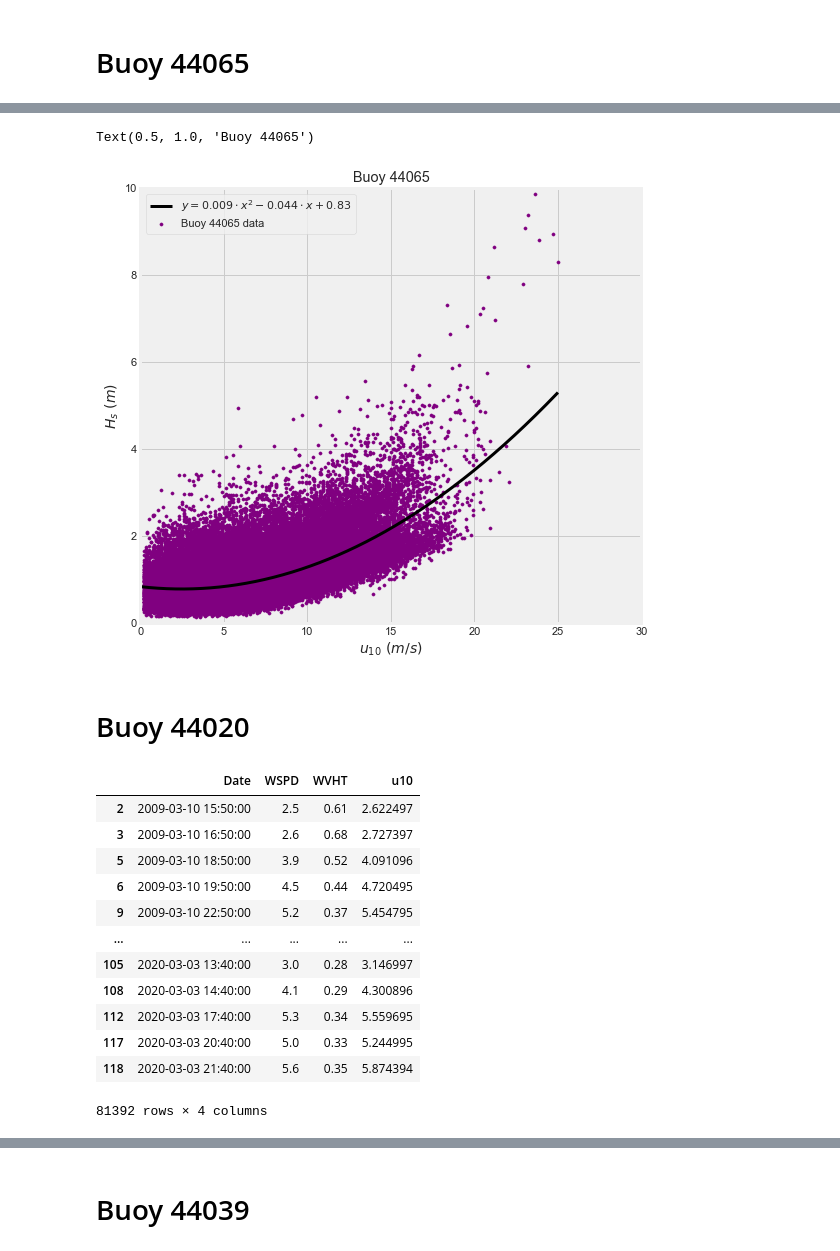
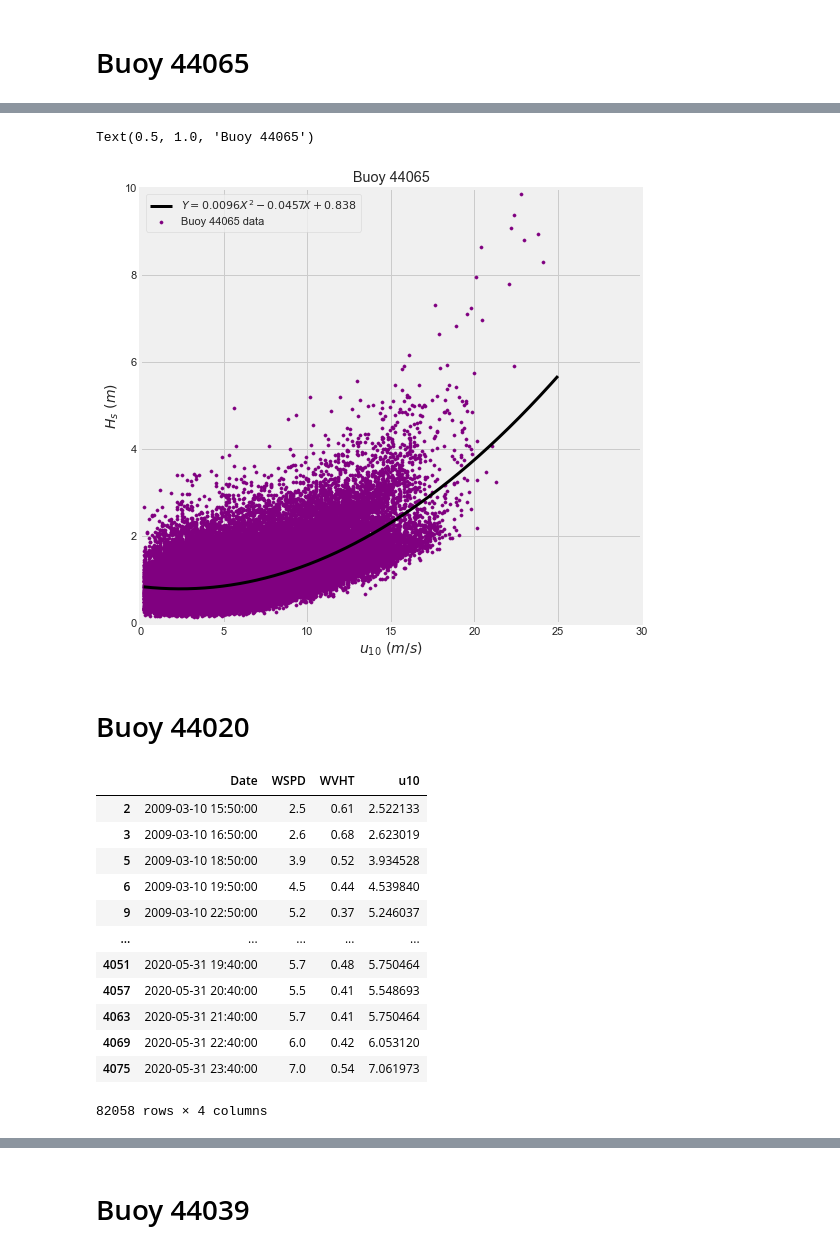
Before and after one commit to panmits86-zz/masters_thesis, a Jupyter notebook: code/wind_wave_relationships.ipynb, the cells around one changed output, grey strips where cells are left out. Cells and saved outputs as stored; diff of their text form; code cells hidden in the pictures.

```diff
--- a/code/wind_wave_relationships.ipynb
+++ b/code/wind_wave_relationships.ipynb
@@ -106,7 +107,7 @@ y = b44017_wave_wind['WVHT']
 model1 = LinearRegression(fit_intercept=False)
 
 #model.fit(x[:, np.newaxis], y)
-xfit = np.linspace(0, 25, 1000)
+xfit = np.linspace(pd.Series.min(x), 25, 1000)
 
 poly_model = make_pipeline(PolynomialFeatures(2), model1)
 
@@ -169,7 +170,7 @@ b44025_wave_wind = pd.concat((pd.read_csv(f, delim_whitespace=True,
                           parse_dates={'Date':['#YY','MM','DD','hh','mm']}) for f in all_files))
 b44025_wave_wind = b44025_wave_wind[(b44025_wave_wind.WVHT !=99) & (b44025_wave_wind.WVHT > 0.1) &  (b44025_wave_wind.WSPD > 0.1) &
                                     (b44025_wave_wind.WSPD !=99)]
-b44025_wave_wind['u10'] = b44025_wave_wind['WSPD']*np.sqrt((0.4**2)/0.0013)*(1/(np.log(4.1/0.000097)))
+b44025_wave_wind['u10'] = b44025_wave_wind['WSPD']*np.sqrt((0.4**2)/0.0014)*(1/(np.log(4.1/0.000097)))
 b44025_wave_wind
 # %% [output]
 |  | Date | WSPD | WVHT | u10 |
@@ -255,7 +256,7 @@ b44065_wave_wind = pd.concat((pd.read_csv(f, delim_whitespace=True,
                           parse_dates={'Date':['#YY','MM','DD','hh','mm']}) for f in all_files))
 b44065_wave_wind = b44065_wave_wind[(b44065_wave_wind.WVHT !=99) & (b44065_wave_wind.WVHT > 0.1) &  (b44065_wave_wind.WSPD > 0.1) &
                                     (b44065_wave_wind.WSPD !=99)]
-b44065_wave_wind['u10'] = b44065_wave_wind['WSPD']*np.sqrt((0.4**2)/0.0013)*(1/(np.log(4.1/0.000097)))
+b44065_wave_wind['u10'] = b44065_wave_wind['WSPD']*np.sqrt((0.4**2)/0.0014)*(1/(np.log(4.1/0.000097)))
 b44065_wave_wind
 # %% [output]
 |  | Date | WSPD | WVHT | u10 |
@@ -278,7 +279,7 @@ y = b44065_wave_wind['WVHT']
 model1 = LinearRegression(fit_intercept=False)
 
 #model.fit(x[:, np.newaxis], y)
-xfit2 = np.linspace(0, 25, 1000)
+xfit2 = np.linspace(pd.Series.min(x), 25, 1000)
 
 poly_model = make_pipeline(PolynomialFeatures(2), model1)
 
@@ -310,25 +311,25 @@ print(np.std(scores['test_neg_root_mean_squared_error']))
 # %%
 fig, ax = plt.subplots(figsize=(8, 8))
 ax.scatter(x, y, s=10,color='purple', label='Buoy 44065 data')
 
-ax.plot(xfit2, yfit2, color='black', linewidth=3, label=r'$y=0.009 \cdot x^2 - 0.044 \cdot x + 0.83 $')
+ax.plot(xfit2, yfit2, color='black', linewidth=3, label=r'$Y=0.0096X^2 - 0.0457X + 0.838 $')
 
 plt.xlabel('$u_{10} \ (m/s)$', fontsize=14)
 plt.ylabel('$H_{s} \ (m)$', fontsize=14)
 
 plt.ylim(0,10)
 plt.xlim(0,30)
 
 #ax.set(xlabel="$u_{10} \ (m/s)$",
  #      ylabel="Significant Wave Height (m)")
 ax.legend(loc='best')
 #extra = plt.Rectangle((2, 2), 1, 1, facecolor="black", alpha=0, fill=False)
 #ax.legend([extra], [(r'$RMSE={:.2f} \pm {:.2f}$').format(-np.mean(scores['test_neg_root_mean_squared_error']),
                                                       #np.std(scores['test_neg_root_mean_squared_error']))], loc='upper left')
 plt.title('Buoy 44065')
 # %% [output]
 Text(0.5, 1.0, 'Buoy 44065')
-[figure, old version]
+[figure, new version]
 # %% [markdown]
 # Buoy 44020
 # %%
@@ -341,22 +342,22 @@ b44020_wave_wind = pd.concat((pd.read_csv(f, delim_whitespace=True,
                           parse_dates={'Date':['#YY','MM','DD','hh','mm']}) for f in all_files))
 b44020_wave_wind = b44020_wave_wind[(b44020_wave_wind.WVHT !=99) & (b44020_wave_wind.WVHT > 0.1) &  (b44020_wave_wind.WSPD > 0.1) &
                                     (b44020_wave_wind.WSPD !=99)]
-b44020_wave_wind['u10'] = b44020_wave_wind['WSPD']*np.sqrt((0.4**2)/0.0013)*(1/(np.log(3.8/0.000097)))
+b44020_wave_wind['u10'] = b44020_wave_wind['WSPD']*np.sqrt((0.4**2)/0.0014)*(1/(np.log(3.8/0.000095)))
 b44020_wave_wind
 # %% [output]
 |  | Date | WSPD | WVHT | u10 |
-| 2 | 2009-03-10 15:50:00 | 2.5 | 0.61 | 2.622497 |
-| 3 | 2009-03-10 16:50:00 | 2.6 | 0.68 | 2.727397 |
-| 5 | 2009-03-10 18:50:00 | 3.9 | 0.52 | 4.091096 |
-| 6 | 2009-03-10 19:50:00 | 4.5 | 0.44 | 4.720495 |
-| 9 | 2009-03-10 22:50:00 | 5.2 | 0.37 | 5.454795 |
+| 2 | 2009-03-10 15:50:00 | 2.5 | 0.61 | 2.522133 |
+| 3 | 2009-03-10 16:50:00 | 2.6 | 0.68 | 2.623019 |
+| 5 | 2009-03-10 18:50:00 | 3.9 | 0.52 | 3.934528 |
+| 6 | 2009-03-10 19:50:00 | 4.5 | 0.44 | 4.539840 |
+| 9 | 2009-03-10 22:50:00 | 5.2 | 0.37 | 5.246037 |
 | ... | ... | ... | ... | ... |
-| 105 | 2020-03-03 13:40:00 | 3.0 | 0.28 | 3.146997 |
-| 108 | 2020-03-03 14:40:00 | 4.1 | 0.29 | 4.300896 |
-| 112 | 2020-03-03 17:40:00 | 5.3 | 0.34 | 5.559695 |
-| 117 | 2020-03-03 20:40:00 | 5.0 | 0.33 | 5.244995 |
-| 118 | 2020-03-03 21:40:00 | 5.6 | 0.35 | 5.874394 |
+| 4051 | 2020-05-31 19:40:00 | 5.7 | 0.48 | 5.750464 |
+| 4057 | 2020-05-31 20:40:00 | 5.5 | 0.41 | 5.548693 |
+| 4063 | 2020-05-31 21:40:00 | 5.7 | 0.41 | 5.750464 |
+| 4069 | 2020-05-31 22:40:00 | 6.0 | 0.42 | 6.053120 |
+| 4075 | 2020-05-31 23:40:00 | 7.0 | 0.54 | 7.061973 |
-81392 rows × 4 columns
+82058 rows × 4 columns
 # %%
 x = b44020_wave_wind['u10']
 y = b44020_wave_wind['WVHT']
```
Also changed, not shown: parts of 29 cells of this notebook.
